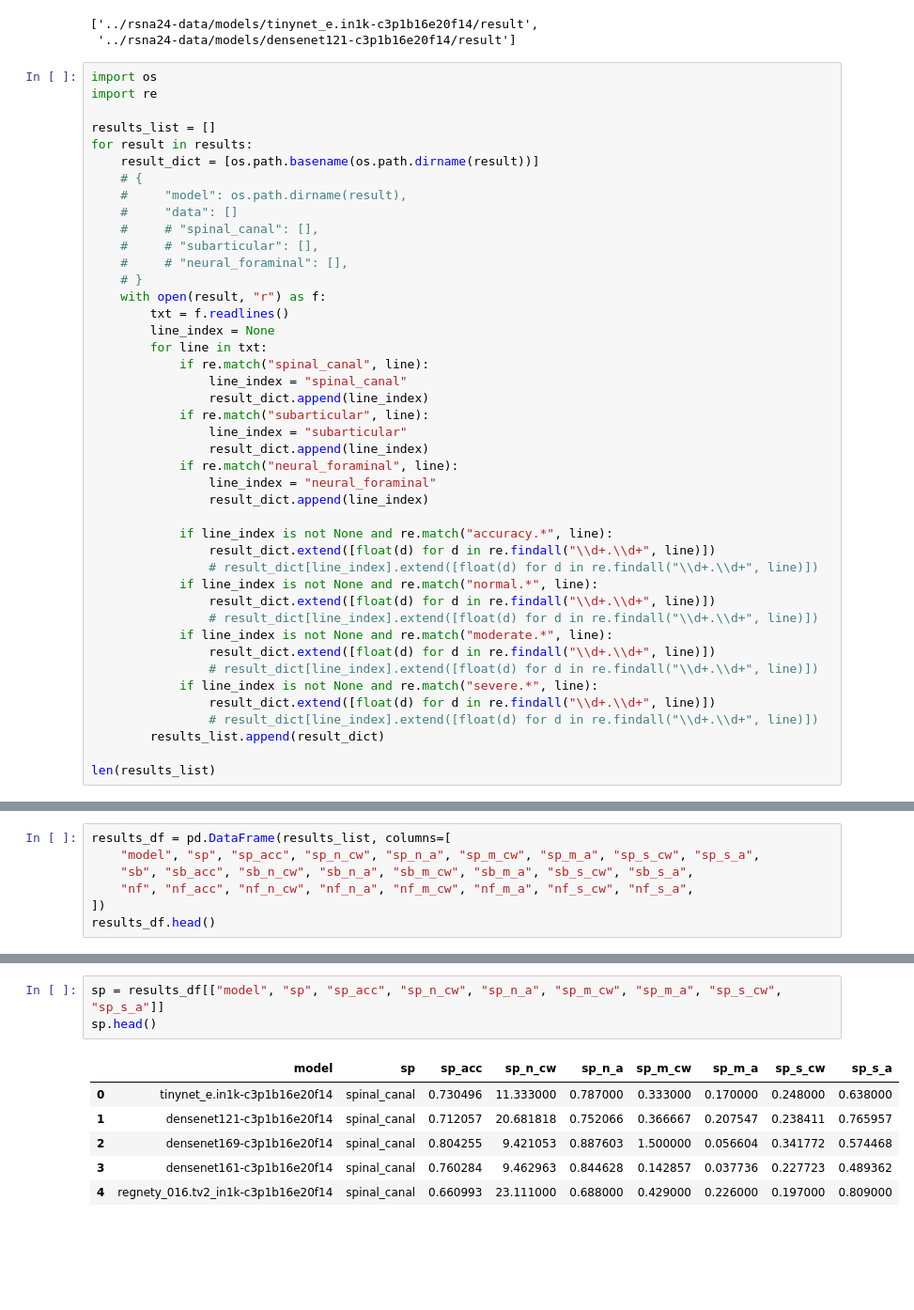
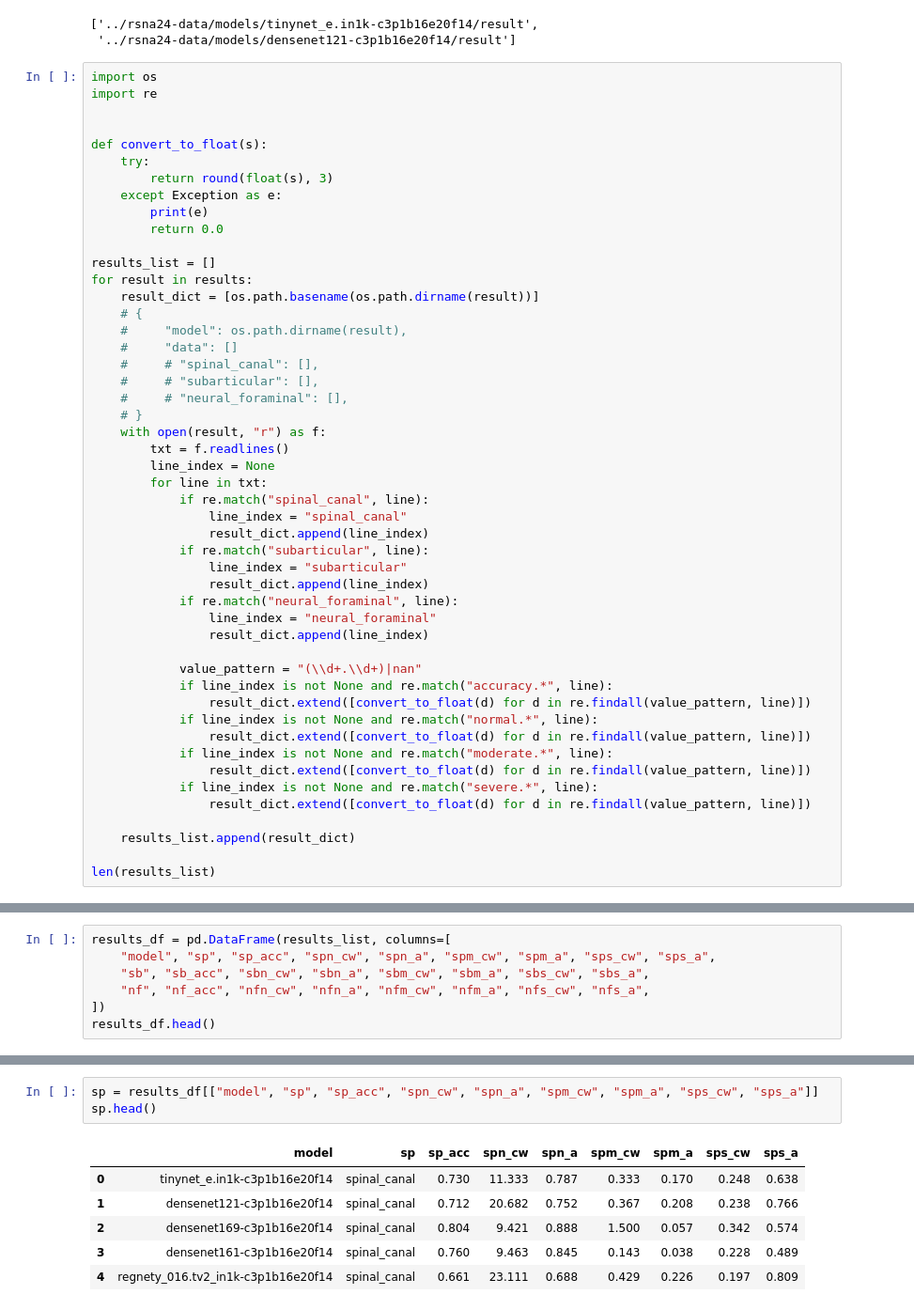
Before and after one commit to sadidul012/rsna24-lsdc, a Jupyter notebook: notebooks/result_analysis.ipynb, the cells around one changed output, grey strips where cells are left out. Shown at 94% size. Saved outputs shown, nothing was run; the diff lists cells and outputs as text; blank space fills up the shorter version.

```diff
--- a/notebooks/result_analysis.ipynb
+++ b/notebooks/result_analysis.ipynb
@@ -10,6 +10,14 @@ results[:2]
 # %%
 import os
 import re
+
+
+def convert_to_float(s):
+    try:
+        return round(float(s), 3)
+    except Exception as e:
+        print(e)
+        return 0.0
 
 results_list = []
 for result in results:
@@ -35,19 +43,17 @@ for result in results:
                 line_index = "neural_foraminal"
                 result_dict.append(line_index)
 
+            value_pattern = "(\\d+.\\d+)|nan"
             if line_index is not None and re.match("accuracy.*", line):
-                result_dict.extend([float(d) for d in re.findall("\\d+.\\d+", line)])
-                # result_dict[line_index].extend([float(d) for d in re.findall("\\d+.\\d+", line)])
+                result_dict.extend([convert_to_float(d) for d in re.findall(value_pattern, line)])
             if line_index is not None and re.match("normal.*", line):
-                result_dict.extend([float(d) for d in re.findall("\\d+.\\d+", line)])
-                # result_dict[line_index].extend([float(d) for d in re.findall("\\d+.\\d+", line)])
+                result_dict.extend([convert_to_float(d) for d in re.findall(value_pattern, line)])
             if line_index is not None and re.match("moderate.*", line):
-                result_dict.extend([float(d) for d in re.findall("\\d+.\\d+", line)])
-                # result_dict[line_index].extend([float(d) for d in re.findall("\\d+.\\d+", line)])
+                result_dict.extend([convert_to_float(d) for d in re.findall(value_pattern, line)])
             if line_index is not None and re.match("severe.*", line):
-                result_dict.extend([float(d) for d in re.findall("\\d+.\\d+", line)])
-                # result_dict[line_index].extend([float(d) for d in re.findall("\\d+.\\d+", line)])
-        results_list.append(result_dict)
+                result_dict.extend([convert_to_float(d) for d in re.findall(value_pattern, line)])
+
+    results_list.append(result_dict)
 
 len(results_list)
 # %% [output]
@@ -55,8 +66,8 @@ len(results_list)
 # %%
 results_df = pd.DataFrame(results_list, columns=[
-    "model", "sp", "sp_acc", "sp_n_cw", "sp_n_a", "sp_m_cw", "sp_m_a", "sp_s_cw", "sp_s_a",
-    "sb", "sb_acc", "sb_n_cw", "sb_n_a", "sb_m_cw", "sb_m_a", "sb_s_cw", "sb_s_a",
-    "nf", "nf_acc", "nf_n_cw", "nf_n_a", "nf_m_cw", "nf_m_a", "nf_s_cw", "nf_s_a",
+    "model", "sp", "sp_acc", "spn_cw", "spn_a", "spm_cw", "spm_a", "sps_cw", "sps_a",
+    "sb", "sb_acc", "sbn_cw", "sbn_a", "sbm_cw", "sbm_a", "sbs_cw", "sbs_a",
+    "nf", "nf_acc", "nfn_cw", "nfn_a", "nfm_cw", "nfm_a", "nfs_cw", "nfs_a",
 ])
 results_df.head()
 # %% [output]
@@ -70,10 +83,10 @@ results_df.head()
 # %%
-sp = results_df[["model", "sp", "sp_acc", "sp_n_cw", "sp_n_a", "sp_m_cw", "sp_m_a", "sp_s_cw", "sp_s_a"]]
+sp = results_df[["model", "sp", "sp_acc", "spn_cw", "spn_a", "spm_cw", "spm_a", "sps_cw", "sps_a"]]
 sp.head()
 # %% [output]
-|  | model | sp | sp_acc | sp_n_cw | sp_n_a | sp_m_cw | sp_m_a | sp_s_cw | sp_s_a |
-| 0 | tinynet_e.in1k-c3p1b16e20f14 | spinal_canal | 0.730496 | 11.333000 | 0.787000 | 0.333000 | 0.170000 | 0.248000 | 0.638000 |
-| 1 | densenet121-c3p1b16e20f14 | spinal_canal | 0.712057 | 20.681818 | 0.752066 | 0.366667 | 0.207547 | 0.238411 | 0.765957 |
-| 2 | densenet169-c3p1b16e20f14 | spinal_canal | 0.804255 | 9.421053 | 0.887603 | 1.500000 | 0.056604 | 0.341772 | 0.574468 |
-| 3 | densenet161-c3p1b16e20f14 | spinal_canal | 0.760284 | 9.462963 | 0.844628 | 0.142857 | 0.037736 | 0.227723 | 0.489362 |
-| 4 | regnety_016.tv2_in1k-c3p1b16e20f14 | spinal_canal | 0.660993 | 23.111000 | 0.688000 | 0.429000 | 0.226000 | 0.197000 | 0.809000 |
+|  | model | sp | sp_acc | spn_cw | spn_a | spm_cw | spm_a | sps_cw | sps_a |
+| 0 | tinynet_e.in1k-c3p1b16e20f14 | spinal_canal | 0.730 | 11.333 | 0.787 | 0.333 | 0.170 | 0.248 | 0.638 |
+| 1 | densenet121-c3p1b16e20f14 | spinal_canal | 0.712 | 20.682 | 0.752 | 0.367 | 0.208 | 0.238 | 0.766 |
+| 2 | densenet169-c3p1b16e20f14 | spinal_canal | 0.804 | 9.421 | 0.888 | 1.500 | 0.057 | 0.342 | 0.574 |
+| 3 | densenet161-c3p1b16e20f14 | spinal_canal | 0.760 | 9.463 | 0.845 | 0.143 | 0.038 | 0.228 | 0.489 |
+| 4 | regnety_016.tv2_in1k-c3p1b16e20f14 | spinal_canal | 0.661 | 23.111 | 0.688 | 0.429 | 0.226 | 0.197 | 0.809 |
```
Also changed, not shown: parts of 20 cells of this notebook, 3 other files.
